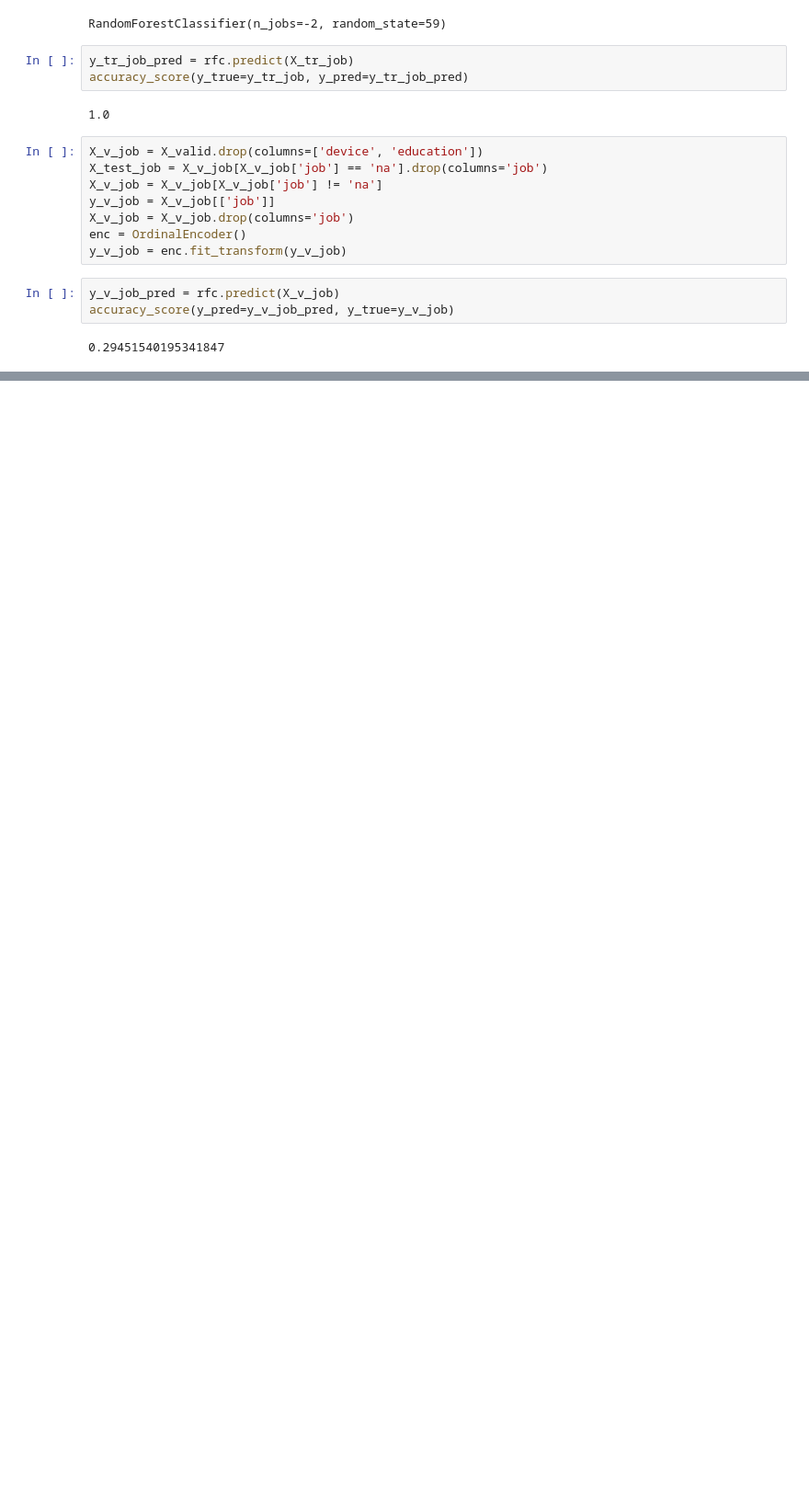
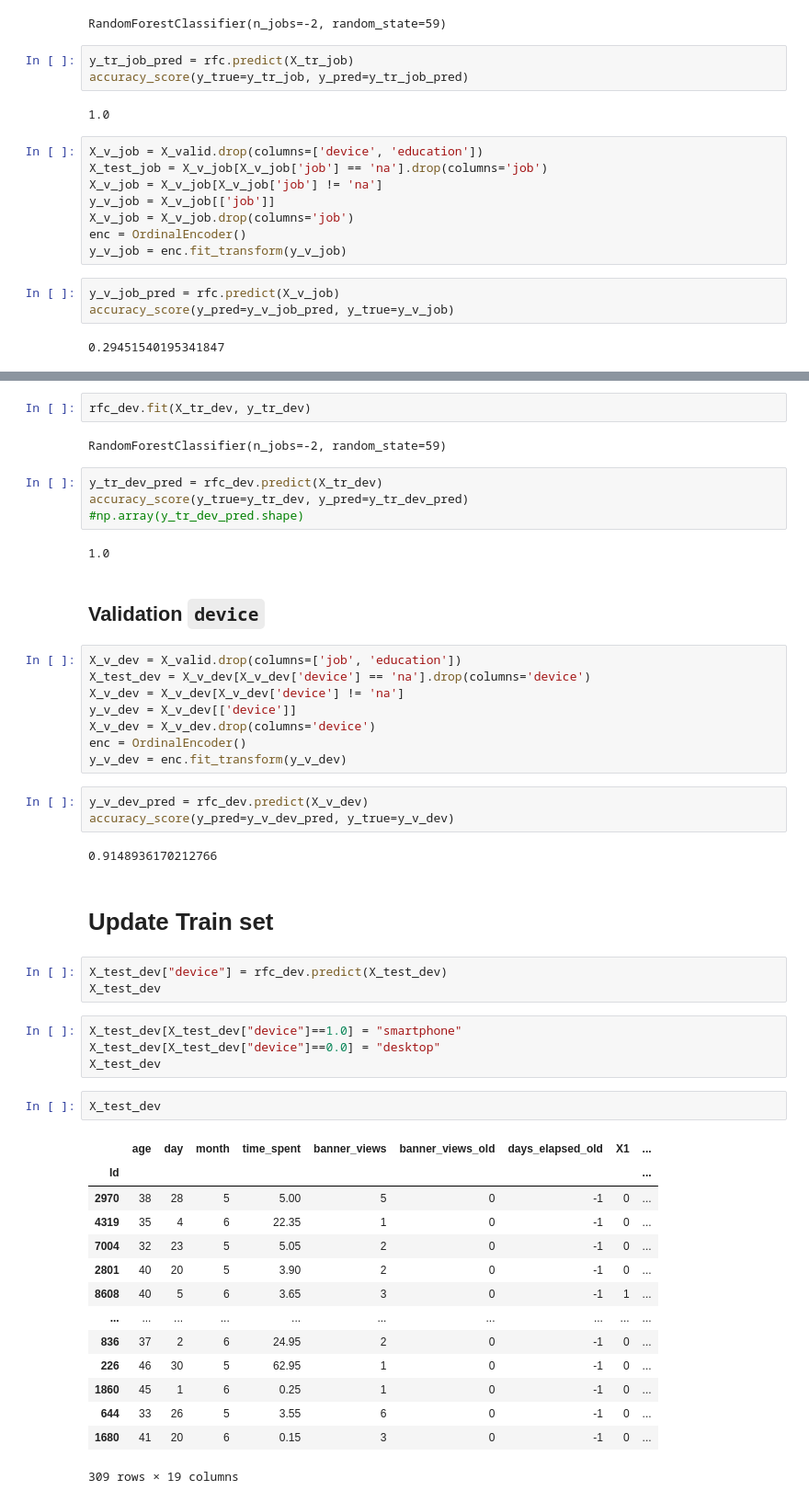
Before and after one commit to LuciaCam/ML_kaggle_competition, a Jupyter notebook: nas_imputations.ipynb, the cells around one changed output, grey strips where cells are left out. Shown at 92% size. Cells and saved outputs as stored; diff of their text form; blank space fills up the shorter version.

```diff
--- a/nas_imputations.ipynb
+++ b/nas_imputations.ipynb
@@ -113,0 +160,51 @@ print("Best parameters:", best_params)
+# %%
+rfc_dev.fit(X_tr_dev, y_tr_dev)
+# %% [output]
+RandomForestClassifier(n_jobs=-2, random_state=59)
+# %%
+y_tr_dev_pred = rfc_dev.predict(X_tr_dev)
+accuracy_score(y_true=y_tr_dev, y_pred=y_tr_dev_pred)
+#np.array(y_tr_dev_pred.shape)
+# %% [output]
+1.0
+# %% [markdown]
+## Validation `device`
+# %%
+X_v_dev = X_valid.drop(columns=['job', 'education'])
+X_test_dev = X_v_dev[X_v_dev['device'] == 'na'].drop(columns='device')
+X_v_dev = X_v_dev[X_v_dev['device'] != 'na']
+y_v_dev = X_v_dev[['device']]
+X_v_dev = X_v_dev.drop(columns='device')
+enc = OrdinalEncoder()
+y_v_dev = enc.fit_transform(y_v_dev)
+# %%
+y_v_dev_pred = rfc_dev.predict(X_v_dev)
+accuracy_score(y_pred=y_v_dev_pred, y_true=y_v_dev)
+# %% [output]
+0.9148936170212766
+# %% [markdown]
+# Update Train set
+# %%
+X_test_dev["device"] = rfc_dev.predict(X_test_dev)
+X_test_dev
+# %%
+X_test_dev[X_test_dev["device"]==1.0] = "smartphone"
+X_test_dev[X_test_dev["device"]==0.0] = "desktop"
+X_test_dev
+# %%
+X_test_dev
+# %% [output]
+|  | age | day | month | time_spent | banner_views | banner_views_old | days_elapsed_old | X1 | ... |
+| Id |  |  |  |  |  |  |  |  | ... |
+| 2970 | 38 | 28 | 5 | 5.00 | 5 | 0 | -1 | 0 | ... |
+| 4319 | 35 | 4 | 6 | 22.35 | 1 | 0 | -1 | 0 | ... |
+| 7004 | 32 | 23 | 5 | 5.05 | 2 | 0 | -1 | 0 | ... |
+| 2801 | 40 | 20 | 5 | 3.90 | 2 | 0 | -1 | 0 | ... |
+| 8608 | 40 | 5 | 6 | 3.65 | 3 | 0 | -1 | 1 | ... |
+| ... | ... | ... | ... | ... | ... | ... | ... | ... | ... |
+| 836 | 37 | 2 | 6 | 24.95 | 2 | 0 | -1 | 0 | ... |
+| 226 | 46 | 30 | 5 | 62.95 | 1 | 0 | -1 | 0 | ... |
+| 1860 | 45 | 1 | 6 | 0.25 | 1 | 0 | -1 | 0 | ... |
+| 644 | 33 | 26 | 5 | 3.55 | 6 | 0 | -1 | 0 | ... |
+| 1680 | 41 | 20 | 6 | 0.15 | 3 | 0 | -1 | 0 | ... |
+309 rows × 19 columns
```
Also changed, not shown: parts of 13 cells of this notebook.
